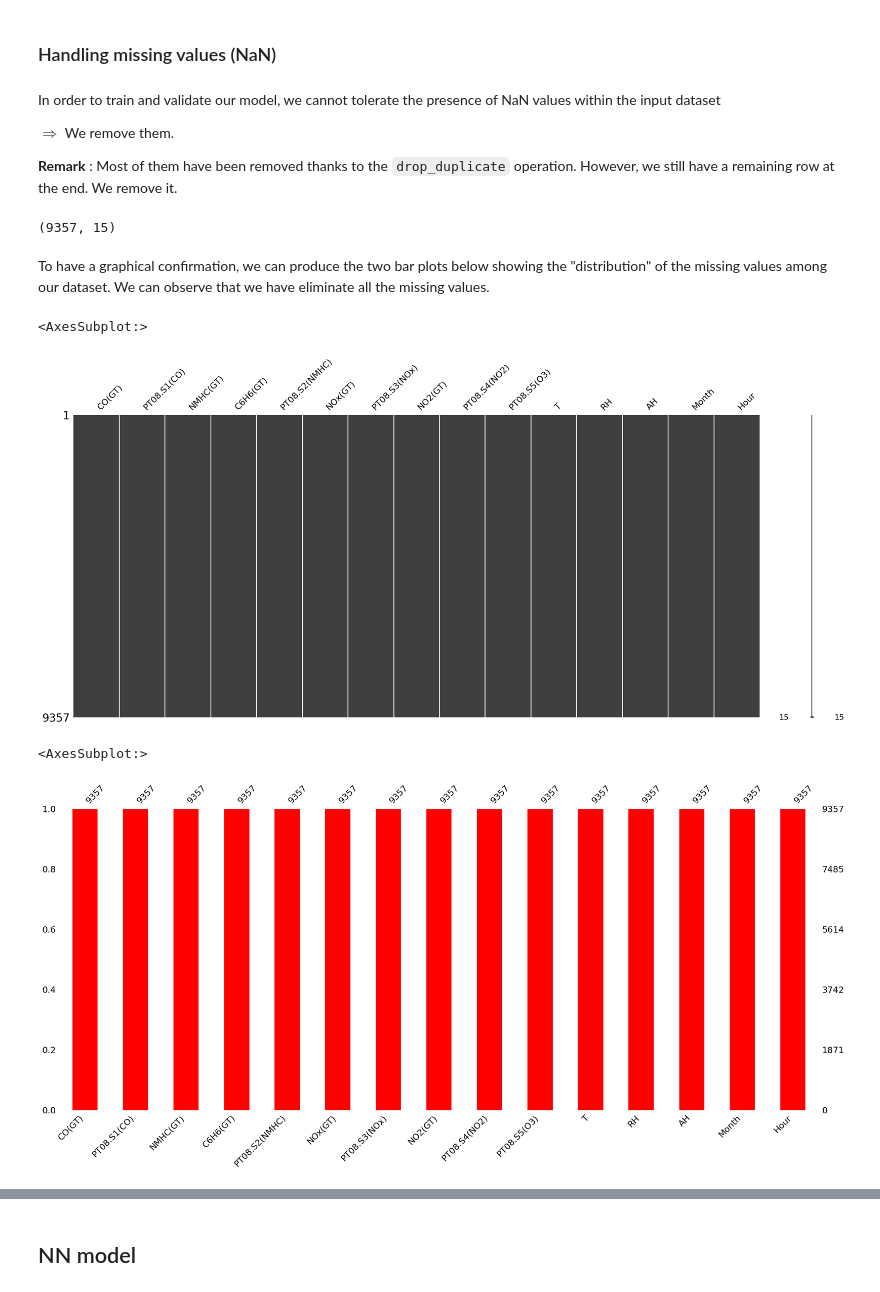
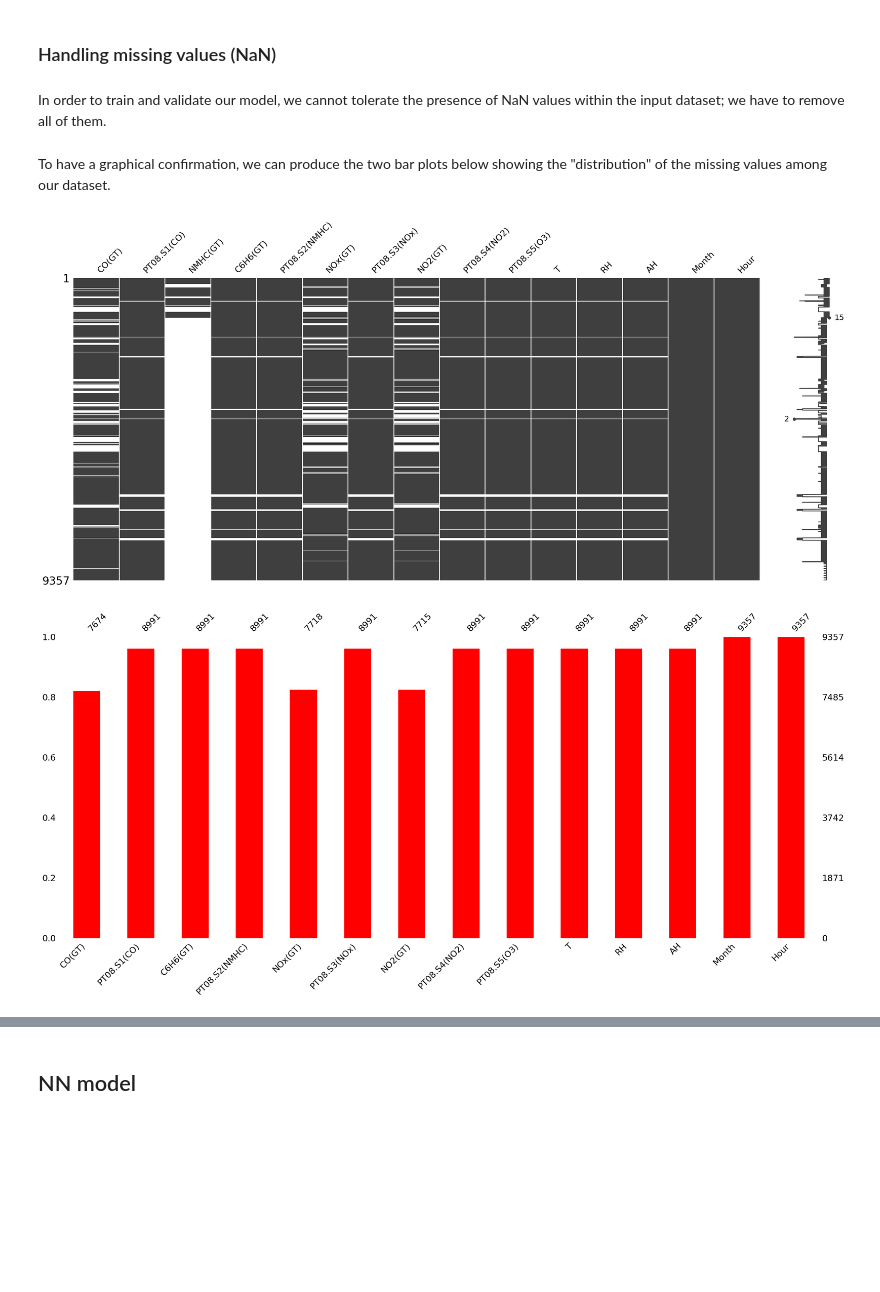
Before and after one commit to lcsrodriguez/dl-practicals, a Jupyter notebook: p2/p2.ipynb, the cells around one changed output, grey strips where cells are left out. Drawn from its saved outputs; the diff is of its cells as text; code cells hidden in the pictures; blank space fills up the shorter version.

```diff
--- a/p2/p2.ipynb
+++ b/p2/p2.ipynb
@@ -262,25 +275,19 @@ df
+# %%
+columns_float = ['CO(GT)', 'PT08.S1(CO)', 'NMHC(GT)', 'C6H6(GT)', 'PT08.S2(NMHC)',
+       'NOx(GT)', 'PT08.S3(NOx)', 'NO2(GT)', 'PT08.S4(NO2)', 'PT08.S5(O3)',
+       'T', 'RH', 'AH']
+df[df[columns_float] <= -200] = np.nan
 # %% [markdown]
 ### Handling missing values (NaN)
 # %% [markdown]
-In order to train and validate our model, we cannot tolerate the presence of NaN values within the input dataset
-
-$\Longrightarrow$ We remove them.
-
-**Remark** : Most of them have been removed thanks to the `drop_duplicate` operation. However, we still have a remaining row at the end. We remove it.
+In order to train and validate our model, we cannot tolerate the presence of NaN values within the input dataset; we have to remove all of them.
-# %%
-df.dropna(how="all", inplace=True)
-df.shape
-# %% [output]
-(9357, 15)
 # %% [markdown]
-To have a graphical confirmation, we can produce the two bar plots below showing the "distribution" of the missing values among our dataset. We can observe that we have eliminate all the missing values.
+To have a graphical confirmation, we can produce the two bar plots below showing the "distribution" of the missing values among our dataset.
 # %%
-msno.matrix(df)
+_ = msno.matrix(df)
 # %% [output]
-<AxesSubplot:>
-[figure, old version]
+[figure, new version]
 # %%
-msno.bar(df, color="red")
+_ = msno.bar(df, color="red")
 # %% [output]
-<AxesSubplot:>
-[figure, old version]
+[figure, new version]
```
Also changed, not shown: parts of 13 cells of this notebook, 1 other file.
